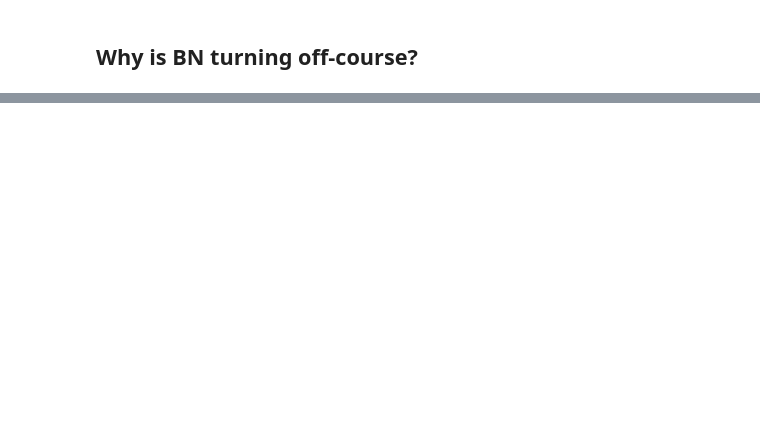
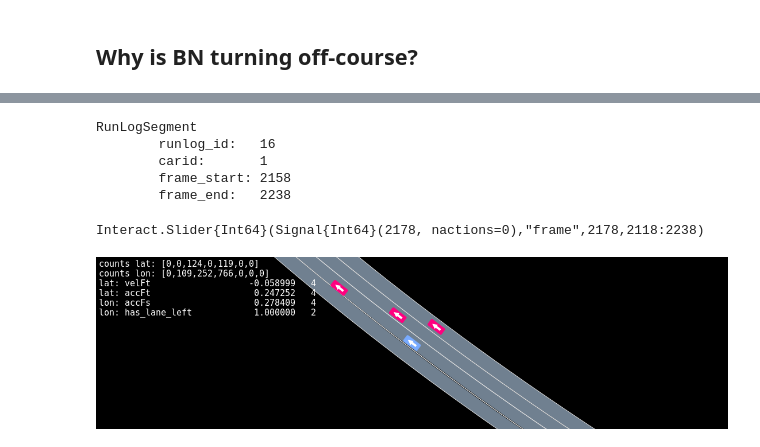
Before and after one commit to sisl/AutomotiveDrivingModels.jl, a Jupyter notebook: jnotebooks/train/TrainBN.ipynb, the cells around one changed output, grey strips where cells are left out. Saved outputs shown, nothing was run; the diff lists cells and outputs as text; code cells hidden in the pictures; blank space fills up the shorter version.

```diff
--- a/jnotebooks/train/TrainBN.ipynb
+++ b/jnotebooks/train/TrainBN.ipynb
@@ -157,0 +218,25 @@ PGFPlots.GroupPlot([PGFPlots.Axis(PGFPlots.Plots.Plot[PGFPlots.Plots.Histogram(R
+# %%
+runlogseg = dset.runlog_segments[104]
+# %% [output]
+RunLogSegment
+        runlog_id:   16
+        carid:       1
+        frame_start: 2158
+        frame_end:   2238
+# %%
+runlog = runlogs_original[runlogseg.runlog_id]
+sn = streetnets[runlog.header.map_name]
+
+seg_duration = runlogseg.frame_end - runlogseg.frame_start
+where_to_start_copying_from_original_runlog = max(1, runlogseg.frame_start - DEFAULT_TRACE_HISTORY)
+where_to_start_simulating_from_runlog_sim = runlogseg.frame_start - where_to_start_copying_from_original_runlog + 1
+where_to_end_simulating_from_runlog_sim = where_to_start_simulating_from_runlog_sim + seg_duration
+
+runlog_sim = deepcopy(runlog, where_to_start_copying_from_original_runlog, runlogseg.frame_end)
+plot_manipulable_runlog(runlog, sn, frames=where_to_start_copying_from_original_runlog:runlogseg.frame_end, overlays=Overlay[BNCountsOverlay(BN)])
+# roll(
+#     reel_runlog(runlog, sn, runlogseg.carid, frames=where_to_start_copying_from_original_runlog:runlogseg.frame_end),
+#     fps=40)
+# %% [output]
+Interact.Slider{Int64}(Signal{Int64}(2178, nactions=0),"frame",2178,2118:2238)
+[figure, added]
```
Also changed, not shown: parts of 13 cells of this notebook, 11 other files.
